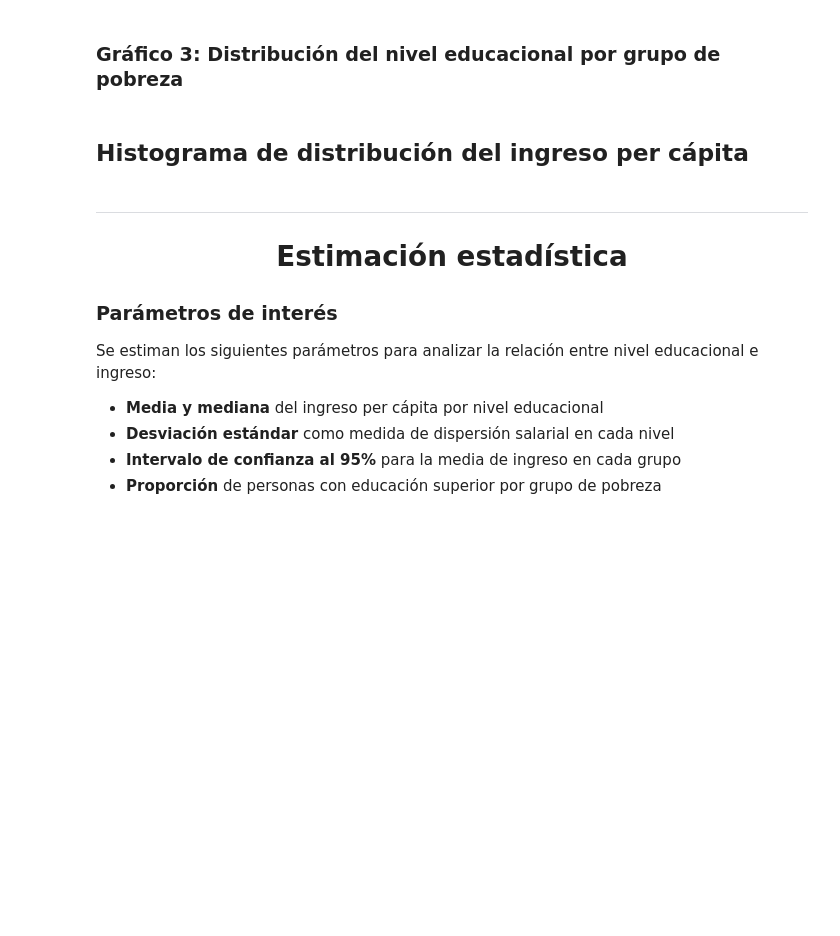
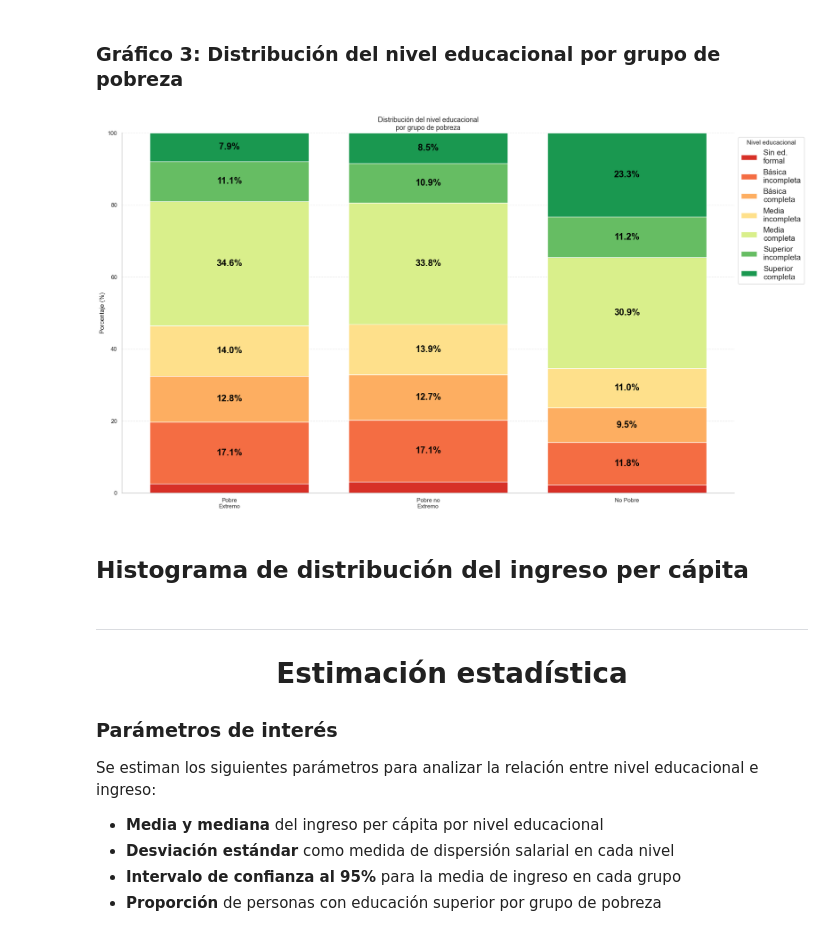
Before and after one commit to Foumluis/ProyectoSemestralInfe, a Jupyter notebook: proyecto.ipynb, the cells around one changed output. Cells and saved outputs as stored; diff of their text form; code cells hidden in the pictures; blank space fills up the shorter version.

```diff
--- a/proyecto.ipynb
+++ b/proyecto.ipynb
@@ -117,4 +246,15 @@ display(contaminacion.describe())
 
 para esto vammos a unir los dos dataframes
 # %%
-union =pd.merge(contaminacion, urgencias, left_on='comuna', right_on='comuna', how='inner')
+union = pd.merge(contaminacion, urgencias, left_on='comuna', right_on='comuna', how='inner')
+
+# Normalizar nombres antes de unir con el censo
+union.index = union.index.str.lower().str.strip()
+
+union = pd.merge(union, poblacion1, on='comuna', how='left')
+
+# Porcentaje de emergencias respecto a la población total de la comuna
+union['tasa_emergencias'] = (union['total_emergencias'] / union['poblacion_total']) * 1000
+
+print(f"Filas en union: {len(union)}")
+print(f"Comunas con datos de población: {union['tasa_emergencias'].notna().sum()}")
@@ -164,7 +335,7 @@ bottom10_contam  = union_plot.sort_values('cantidad_total_toneladas', ascending=
 top10_emerg      = union_plot.sort_values('total_emergencias', ascending=False).head(10)
 bottom10_emerg   = union_plot.sort_values('total_emergencias', ascending=True).head(10)
 
-fig, axes = plt.subplots(2, 2, figsize=(18, 12))
+fig, axes = plt.subplots(2, 2, figsize=(19.6, 10.8))
 fig.suptitle('Análisis de Contaminación y Emergencias Respiratorias por Comuna (2023)',
              fontsize=16, fontweight='bold', y=1.01)
 
@@ -199,7 +370,6 @@ for ax, data, col, color, title, ylabel in datasets:
     ax.spines['right'].set_visible(False)
 
 plt.tight_layout()
-plt.savefig('barras_contaminacion_emergencias.png', dpi=150, bbox_inches='tight')
 plt.show()
 # %% [markdown]
 ## **Histogramas y Boxplots**
@@ -1032,5 +1226,8 @@ display(contaminacion3.describe())
 Para esto vamos a unir los dos dataframes
 # %%
 union3 = pd.merge(contaminacion3, poblacion3, left_on="comuna", right_on="comuna", how="inner")
+
+# Tasa de contaminación por cada 1.000 habitantes
+union3["tasa_contaminacion"] = (union3["cantidad_total_toneladas"] / union3["poblacion_total"]) * 1000
 # %% [markdown]
 # **Scatter**
@@ -1319,35 +1615,37 @@ plt.show()
 # %%
 tabla4 = df4.groupby(["pobreza", "educc"]).size().unstack(fill_value=0)
 tabla_pct4 = tabla4.div(tabla4.sum(axis=1), axis=0) * 100
 cols4  = sorted(tabla_pct4.columns)
 filas4 = sorted(tabla_pct4.index)
 tabla_pct4 = tabla_pct4[cols4].loc[filas4]
 
 colores_edu4 = ["#d73027", "#f46d43", "#fdae61", "#fee08b", "#d9ef8b", "#66bd63", "#1a9850"]
 
-fig, ax = plt.subplots(figsize=(9, 6))
+fig, ax = plt.subplots(figsize=(19.1, 10.8))
 bottom4 = [0] * len(filas4)
 
 for i, nivel in enumerate(cols4):
     vals = [tabla_pct4.loc[f, nivel] for f in filas4]
     bars = ax.bar(range(len(filas4)), vals, bottom=bottom4,
                   color=colores_edu4[i], label=edu_labels[nivel], edgecolor="white")
     for j, (val, bot) in enumerate(zip(vals, bottom4)):
         if val > 4:
             ax.text(j, bot + val / 2, f"{val:.1f}%", ha="center", va="center",
-                    fontsize=7.5, color="black", fontweight="bold")
+                    fontsize=17.5, color="black", fontweight="bold")
     bottom4 = [b + v for b, v in zip(bottom4, vals)]
 
 ax.set_xticks(range(len(filas4)))
 ax.set_xticklabels([pob_labels[f] for f in filas4], fontsize=11)
 ax.set_ylabel("Porcentaje (%)", fontsize=12)
 ax.set_title("Distribución del nivel educacional\npor grupo de pobreza", fontsize=13)
-ax.legend(loc="upper left", bbox_to_anchor=(1, 1), fontsize=9, title="Nivel educacional")
+ax.legend(loc="upper left", bbox_to_anchor=(1, 1), fontsize=25, title="Nivel educacional")
 ax.set_ylim(0, 100)
 ax.grid(axis="y", linestyle="--", alpha=0.4)
 ax.spines[["top", "right"]].set_visible(False)
 plt.tight_layout()
 plt.show()
+# %% [output]
+[figure, added]
 # %% [markdown]
 ## **Histograma de distribución del ingreso per cápita**
 # %%
```
Also changed, not shown: parts of 44 cells of this notebook, 15 other files.
